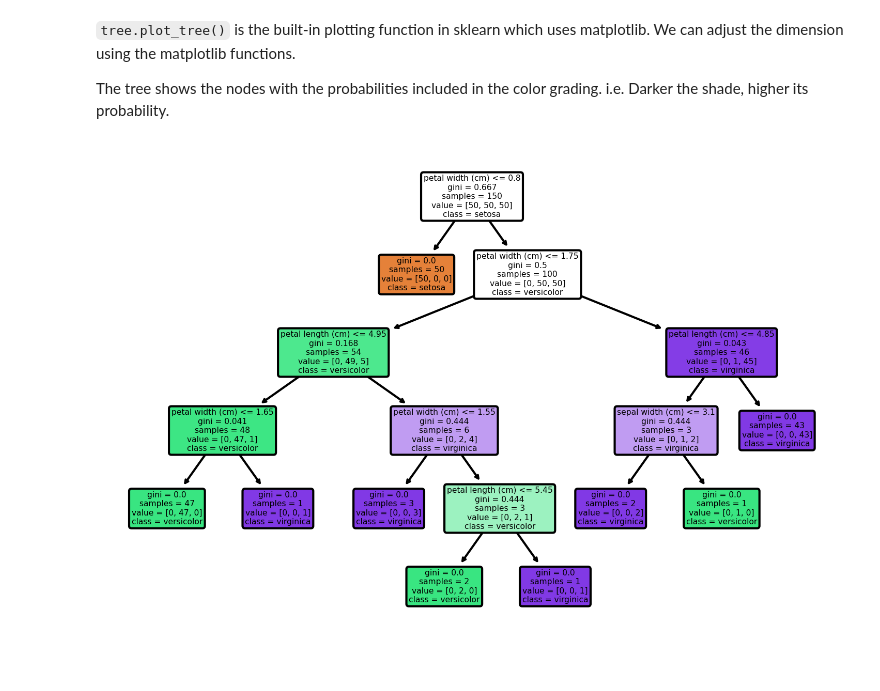
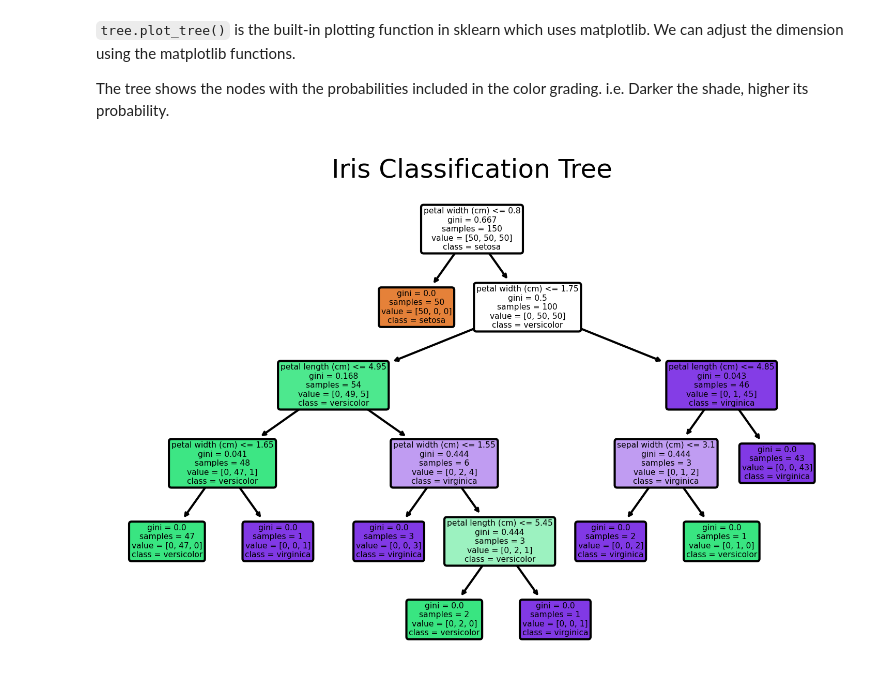
Before and after one commit to shantanupatne/tsf-intern-tasks, a Jupyter notebook: Task4/Task4.ipynb, the cells around one changed output. Drawn from its saved outputs; the diff is of its cells as text; code cells hidden in the pictures.

```diff
--- a/Task4/Task4.ipynb
+++ b/Task4/Task4.ipynb
@@ -50,7 +50,9 @@ DecisionTreeClassifier(ccp_alpha=0.0, class_weight=None, criterion='gini',
 
 The tree shows the nodes with the probabilities included in the color grading. i.e. Darker the shade, higher its probability.
 # %%
-plt.figure(figsize = (6, 4), dpi=300,)
+plt.figure(figsize = (6, 4), dpi=300)
 tree.plot_tree(dtc, feature_names = data.feature_names, class_names = data.target_names, filled = True, rounded = True);
+plt.title("Iris Classification Tree")
+plt.show()
 # %% [output]
-[figure, old version]
+[figure, new version]
```
